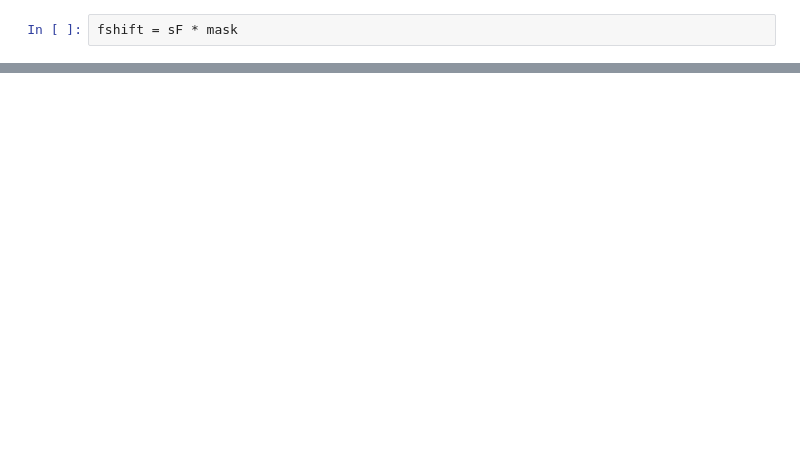
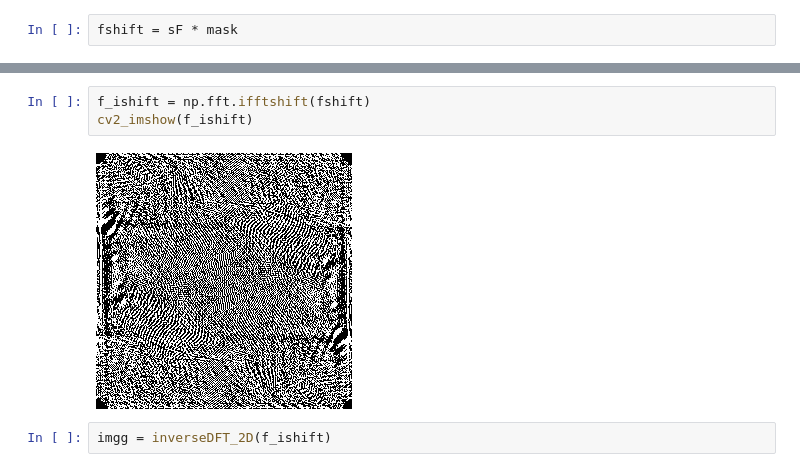
Before and after one commit to saptarshidatta96/MTech_Sem3, a Jupyter notebook: CV_Assignment2.ipynb, the cells around one changed output, grey strips where cells are left out. Cells and saved outputs as stored; diff of their text form; blank space fills up the shorter version.

```diff
--- a/CV_Assignment2.ipynb
+++ b/CV_Assignment2.ipynb
@@ -126,0 +132,7 @@ cv2_imshow(fshift)
+# %%
+f_ishift = np.fft.ifftshift(fshift)
+cv2_imshow(f_ishift)
+# %% [output]
+[figure, added]
+# %%
+imgg = inverseDFT_2D(f_ishift)
```
Also changed, not shown: parts of 8 cells of this notebook.
